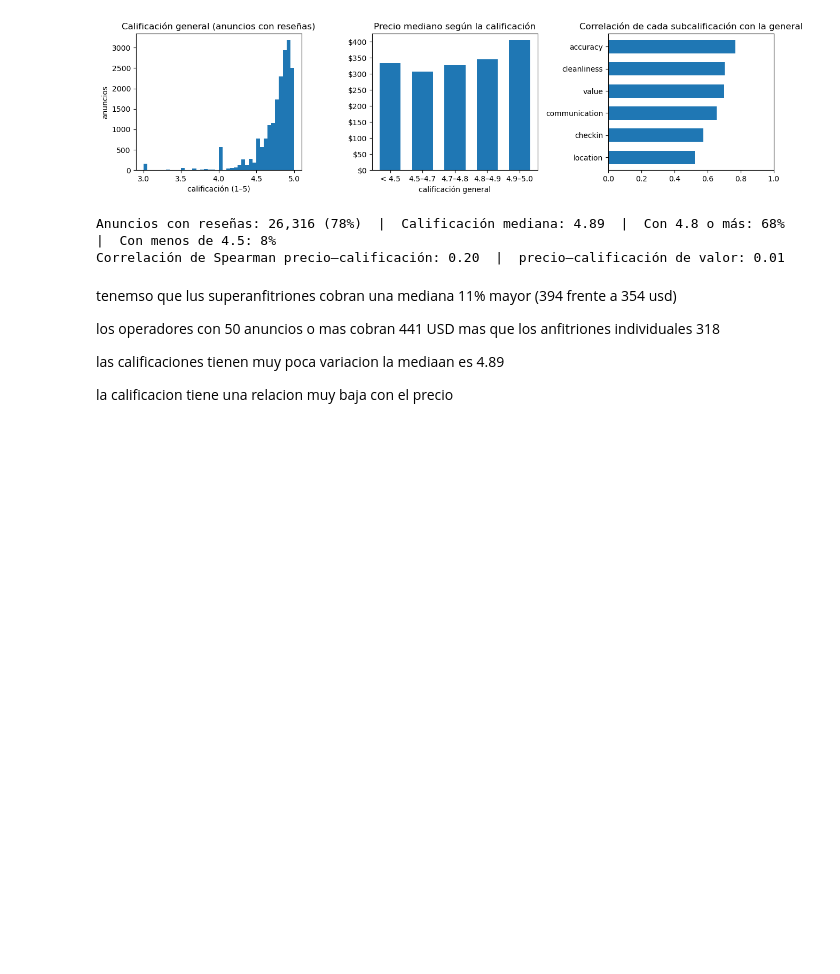
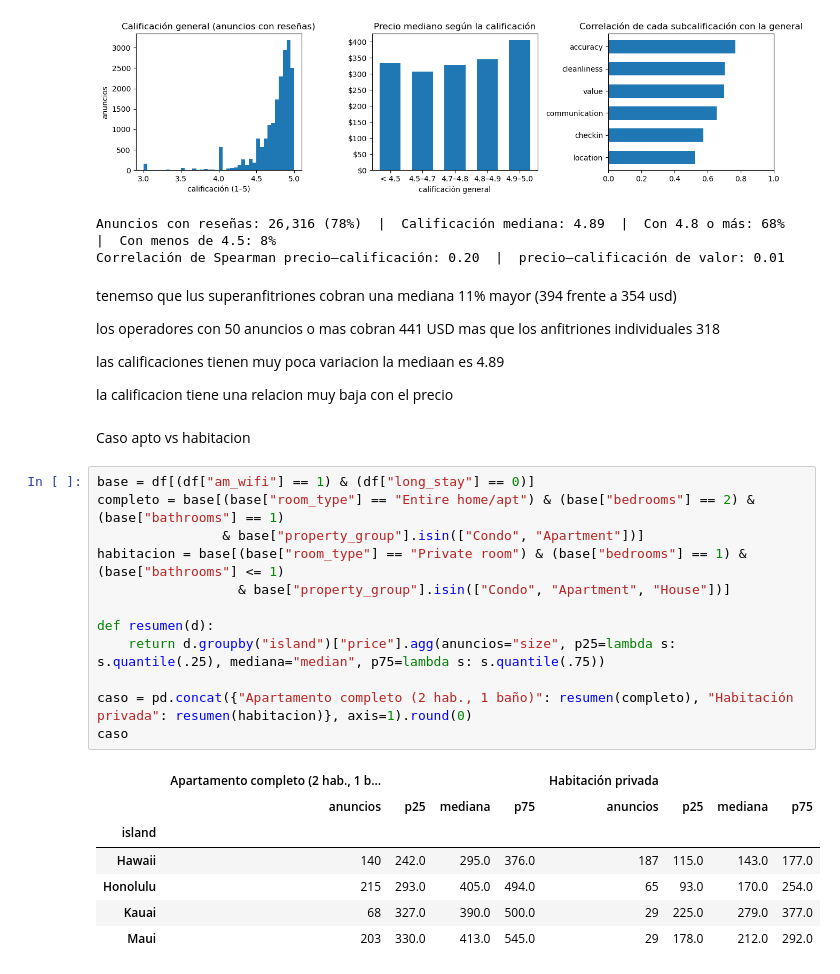
Before and after one commit to Jhonatanclavijo/Reto-Global-Classroom-Anal-tica-de-Airbnb---Hawai, a Jupyter notebook: Analisis exploratorio.ipynb, the cells around one changed output. Saved outputs shown, nothing was run; the diff lists cells and outputs as text; blank space fills up the shorter version.

Commit message:
Caso apto vs habitacion

```diff
--- a/Analisis exploratorio.ipynb
+++ b/Analisis exploratorio.ipynb
@@ -437,3 +437,25 @@ los operadores con 50 anuncios o mas cobran 441 USD mas que los anfitriones indi
 las calificaciones tienen muy poca variacion la mediaan es 4.89
 
 la calificacion tiene una relacion muy baja con el precio
+# %% [markdown]
+Caso apto vs habitacion
+# %%
+base = df[(df["am_wifi"] == 1) & (df["long_stay"] == 0)]
+completo = base[(base["room_type"] == "Entire home/apt") & (base["bedrooms"] == 2) & (base["bathrooms"] == 1)
+                & base["property_group"].isin(["Condo", "Apartment"])]
+habitacion = base[(base["room_type"] == "Private room") & (base["bedrooms"] == 1) & (base["bathrooms"] <= 1)
+                  & base["property_group"].isin(["Condo", "Apartment", "House"])]
+
+def resumen(d):
+    return d.groupby("island")["price"].agg(anuncios="size", p25=lambda s: s.quantile(.25), mediana="median", p75=lambda s: s.quantile(.75))
+
+caso = pd.concat({"Apartamento completo (2 hab., 1 baño)": resumen(completo), "Habitación privada": resumen(habitacion)}, axis=1).round(0)
+caso
+# %% [output]
+|  | Apartamento completo (2 hab., 1 b... |  |  |  | Habitación privada |  |  |  |
+|  | anuncios | p25 | mediana | p75 | anuncios | p25 | mediana | p75 |
+| island |  |  |  |  |  |  |  |  |
+| Hawaii | 140 | 242.0 | 295.0 | 376.0 | 187 | 115.0 | 143.0 | 177.0 |
+| Honolulu | 215 | 293.0 | 405.0 | 494.0 | 65 | 93.0 | 170.0 | 254.0 |
+| Kauai | 68 | 327.0 | 390.0 | 500.0 | 29 | 225.0 | 279.0 | 377.0 |
+| Maui | 203 | 330.0 | 413.0 | 545.0 | 29 | 178.0 | 212.0 | 292.0 |
```
Also changed, not shown: parts of 1 cell of this notebook.
